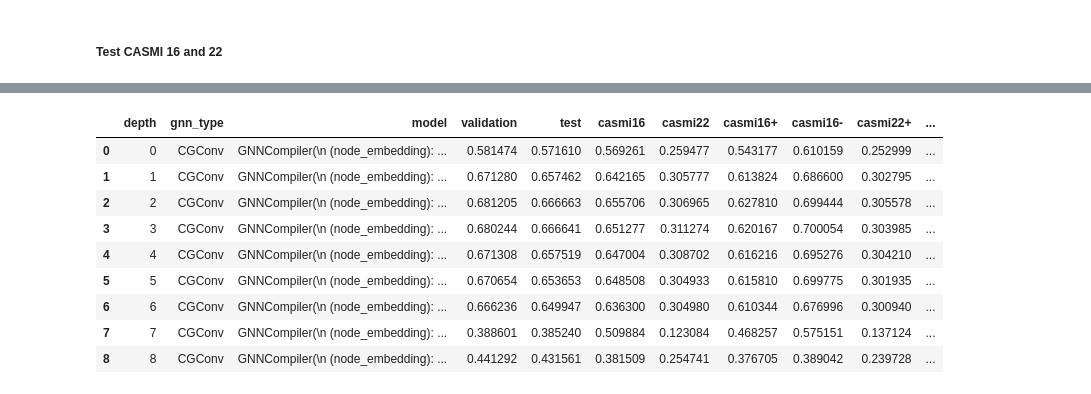
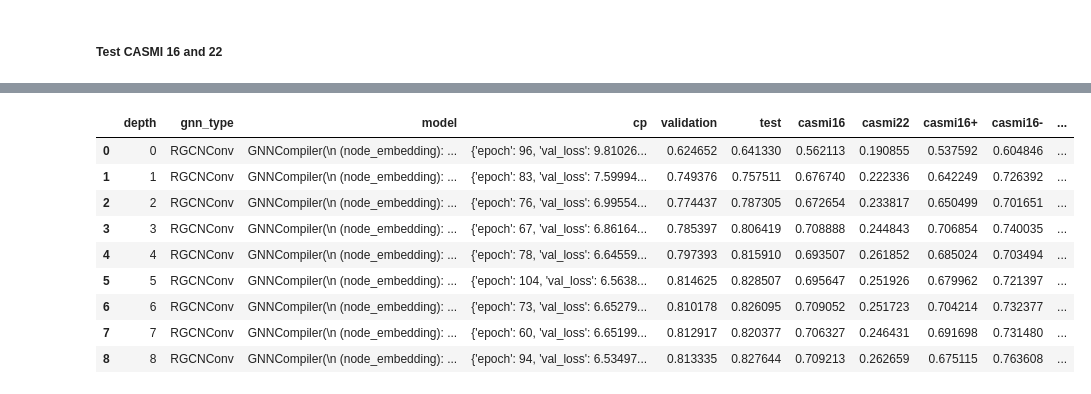
Before and after one commit to BAMeScience/fiora, a Jupyter notebook: notebooks/grid_search.ipynb, the cells around one changed output, grey strips where cells are left out. Saved outputs shown, nothing was run; the diff lists cells and outputs as text; code cells hidden in the pictures.

```diff
--- a/notebooks/grid_search.ipynb
+++ b/notebooks/grid_search.ipynb
@@ -220,10 +258,10 @@ model_params = {
     'param_tag': 'default',
     'gnn_type': 'RGCNConv',
     'depth': 5,
-    'hidden_dimension': 450,
+    'hidden_dimension': 300,
     'dense_layers': 2,
     'embedding_aggregation': 'concat',
-    'embedding_dimension': 450,
+    'embedding_dimension': 300,
     'input_dropout': 0.2,
     'latent_dropout': 0.1,
     'node_feature_layout': node_encoder.feature_numbers,
@@ -237,8 +275,8 @@ training_params = {
     'batch_size': 256, #128,
     #'train_val_split': 0.90,
     'learning_rate': 0.0004,#0.001,
-    'with_RT': True,
-    'with_CCS': True
+    'with_RT': False,
+    'with_CCS': False
 }
 # %%
 
@@ -335,10 +383,12 @@ def test_cas16(model, df_cas=df_cas):
     return df_cas["merged_sqrt_cosine"].values
 # %%
 results = []
+results_cp = []
+
 for params in grid_params:
     print(f"Testing {params}")
     model_params.update(params)
-    current_model = train_new_model()
+    current_model, checkpoint = train_new_model()
     val_results = test_model(current_model, df_train[df_train["dataset"]== "validation"])
     test_results = test_model(current_model, df_test)
     casmi16_results = test_cas16(current_model)
@@ -348,7 +398,18 @@ for params in grid_params:
     casmi22_p = test_model(current_model, df_cas22[df_cas22["Precursor_type"] == "[M+H]+"])
     casmi22_n = test_model(current_model, df_cas22[df_cas22["Precursor_type"] == "[M-H]-"])
 
-    results.append({**params, "model": copy.deepcopy(current_model), "validation": val_results, "test": test_results, "casmi16": casmi16_results, "casmi22": casmi22_results, "casmi16+": casmi16_p, "casmi16-": casmi16_n, "casmi22+": casmi22_p, "casmi22-": casmi22_n})
+    results.append({**params, "model": copy.deepcopy(current_model), "cp": checkpoint, "validation": val_results, "test": test_results, "casmi16": casmi16_results, "casmi22": casmi22_results, "casmi16+": casmi16_p, "casmi16-": casmi16_n, "casmi22+": casmi22_p, "casmi22-": casmi22_n})
+
+    current_model = current_model.load(checkpoint["file"])
+    val_results_cp = test_model(current_model, df_train[df_train["dataset"]== "validation"])
+    test_results_cp = test_model(current_model, df_test)
+    casmi16_results_cp = test_cas16(current_model)
+    casmi16_p_cp = test_cas16(current_model, df_cas[df_cas["Precursor_type"] == "[M+H]+"])
+    casmi16_n_cp = test_cas16(current_model, df_cas[df_cas["Precursor_type"] == "[M-H]-"])
+    casmi22_results_cp = test_model(current_model, df_cas22)
+    casmi22_p_cp = test_model(current_model, df_cas22[df_cas22["Precursor_type"] == "[M+H]+"])
+    casmi22_n_cp = test_model(current_model, df_cas22[df_cas22["Precursor_type"] == "[M-H]-"])
+    results_cp.append({**params, "model": copy.deepcopy(current_model), "cp": checkpoint, "validation": val_results_cp, "test": test_results_cp, "casmi16": casmi16_results_cp, "casmi22": casmi22_results_cp, "casmi16+": casmi16_p_cp, "casmi16-": casmi16_n_cp, "casmi22+": casmi22_p_cp, "casmi22-": casmi22_n_cp})
 # %% [output]
 Testing {'depth': 0, 'gnn_type': 'RGCNConv'}
 Using pre-arranged train/validation set
@@ -461,9 +623,9 @@ Epoch 184/200:  RMSE: 0.0249
 # %%
 LOG = pd.DataFrame(results)
-eval_columns = LOG.columns[3:]
+eval_columns = LOG.columns[4:]
 
 home_path = f"{home}/data/metabolites/benchmarking/"
-NAME = model_params["gnn_type"] + "_depth_450d.csv"
+NAME = model_params["gnn_type"] + "_Jan24_rep2.csv"
 for col in eval_columns:
     LOG[col] = LOG[col].apply(lambda x: str(list(x)))
 LOG.to_csv(home_path + NAME, index=False, sep="\t")
@@ -470,19 +668,28 @@ LOG.to_csv(home_path + NAME, index=False, sep="\t")
+# %%
+LOG = pd.DataFrame(results_cp)
+eval_columns = LOG.columns[4:]
+
+home_path = f"{home}/data/metabolites/benchmarking/"
+NAME = model_params["gnn_type"] + "_cp_Jan24_rep2.csv"
+for col in eval_columns:
+    LOG[col] = LOG[col].apply(lambda x: str(list(x)))
+LOG.to_csv(home_path + NAME, index=False, sep="\t")
 # %%
 LOGIC = pd.read_csv(home_path + NAME, sep="\t")
 for col in eval_columns:
     LOGIC[col] = LOGIC[col].apply(lambda x: ast.literal_eval(x.replace('nan', 'None')))
 #LOGIC[eval_columns].apply(lambda x: x.apply(np.median))
 # %%
-LOGIC[eval_columns] = LOGIC[eval_columns].apply(lambda x: x.apply(np.mean))
+LOGIC[eval_columns] = LOGIC[eval_columns].apply(lambda x: x.apply(np.median))
 LOGIC
 # %% [output]
-|  | depth | gnn_type | model | validation | test | casmi16 | casmi22 | casmi16+ | casmi16- | casmi22+ | ... |
-| 0 | 0 | CGConv | GNNCompiler(\n (node_embedding): ... | 0.581474 | 0.571610 | 0.569261 | 0.259477 | 0.543177 | 0.610159 | 0.252999 | ... |
-| 1 | 1 | CGConv | GNNCompiler(\n (node_embedding): ... | 0.671280 | 0.657462 | 0.642165 | 0.305777 | 0.613824 | 0.686600 | 0.302795 | ... |
-| 2 | 2 | CGConv | GNNCompiler(\n (node_embedding): ... | 0.681205 | 0.666663 | 0.655706 | 0.306965 | 0.627810 | 0.699444 | 0.305578 | ... |
-| 3 | 3 | CGConv | GNNCompiler(\n (node_embedding): ... | 0.680244 | 0.666641 | 0.651277 | 0.311274 | 0.620167 | 0.700054 | 0.303985 | ... |
-| 4 | 4 | CGConv | GNNCompiler(\n (node_embedding): ... | 0.671308 | 0.657519 | 0.647004 | 0.308702 | 0.616216 | 0.695276 | 0.304210 | ... |
-| 5 | 5 | CGConv | GNNCompiler(\n (node_embedding): ... | 0.670654 | 0.653653 | 0.648508 | 0.304933 | 0.615810 | 0.699775 | 0.301935 | ... |
-| 6 | 6 | CGConv | GNNCompiler(\n (node_embedding): ... | 0.666236 | 0.649947 | 0.636300 | 0.304980 | 0.610344 | 0.676996 | 0.300940 | ... |
-| 7 | 7 | CGConv | GNNCompiler(\n (node_embedding): ... | 0.388601 | 0.385240 | 0.509884 | 0.123084 | 0.468257 | 0.575151 | 0.137124 | ... |
-| 8 | 8 | CGConv | GNNCompiler(\n (node_embedding): ... | 0.441292 | 0.431561 | 0.381509 | 0.254741 | 0.376705 | 0.389042 | 0.239728 | ... |
+|  | depth | gnn_type | model | cp | validation | test | casmi16 | casmi22 | casmi16+ | casmi16- | ... |
+| 0 | 0 | RGCNConv | GNNCompiler(\n (node_embedding): ... | {'epoch': 96, 'val_loss': 9.81026... | 0.624652 | 0.641330 | 0.562113 | 0.190855 | 0.537592 | 0.604846 | ... |
+| 1 | 1 | RGCNConv | GNNCompiler(\n (node_embedding): ... | {'epoch': 83, 'val_loss': 7.59994... | 0.749376 | 0.757511 | 0.676740 | 0.222336 | 0.642249 | 0.726392 | ... |
+| 2 | 2 | RGCNConv | GNNCompiler(\n (node_embedding): ... | {'epoch': 76, 'val_loss': 6.99554... | 0.774437 | 0.787305 | 0.672654 | 0.233817 | 0.650499 | 0.701651 | ... |
+| 3 | 3 | RGCNConv | GNNCompiler(\n (node_embedding): ... | {'epoch': 67, 'val_loss': 6.86164... | 0.785397 | 0.806419 | 0.708888 | 0.244843 | 0.706854 | 0.740035 | ... |
+| 4 | 4 | RGCNConv | GNNCompiler(\n (node_embedding): ... | {'epoch': 78, 'val_loss': 6.64559... | 0.797393 | 0.815910 | 0.693507 | 0.261852 | 0.685024 | 0.703494 | ... |
+| 5 | 5 | RGCNConv | GNNCompiler(\n (node_embedding): ... | {'epoch': 104, 'val_loss': 6.5638... | 0.814625 | 0.828507 | 0.695647 | 0.251926 | 0.679962 | 0.721397 | ... |
+| 6 | 6 | RGCNConv | GNNCompiler(\n (node_embedding): ... | {'epoch': 73, 'val_loss': 6.65279... | 0.810178 | 0.826095 | 0.709052 | 0.251723 | 0.704214 | 0.732377 | ... |
+| 7 | 7 | RGCNConv | GNNCompiler(\n (node_embedding): ... | {'epoch': 60, 'val_loss': 6.65199... | 0.812917 | 0.820377 | 0.706327 | 0.246431 | 0.691698 | 0.731480 | ... |
+| 8 | 8 | RGCNConv | GNNCompiler(\n (node_embedding): ... | {'epoch': 94, 'val_loss': 6.53497... | 0.813335 | 0.827644 | 0.709213 | 0.262659 | 0.675115 | 0.763608 | ... |
```
Also changed, not shown: parts of 19 cells of this notebook, 1 other file.
